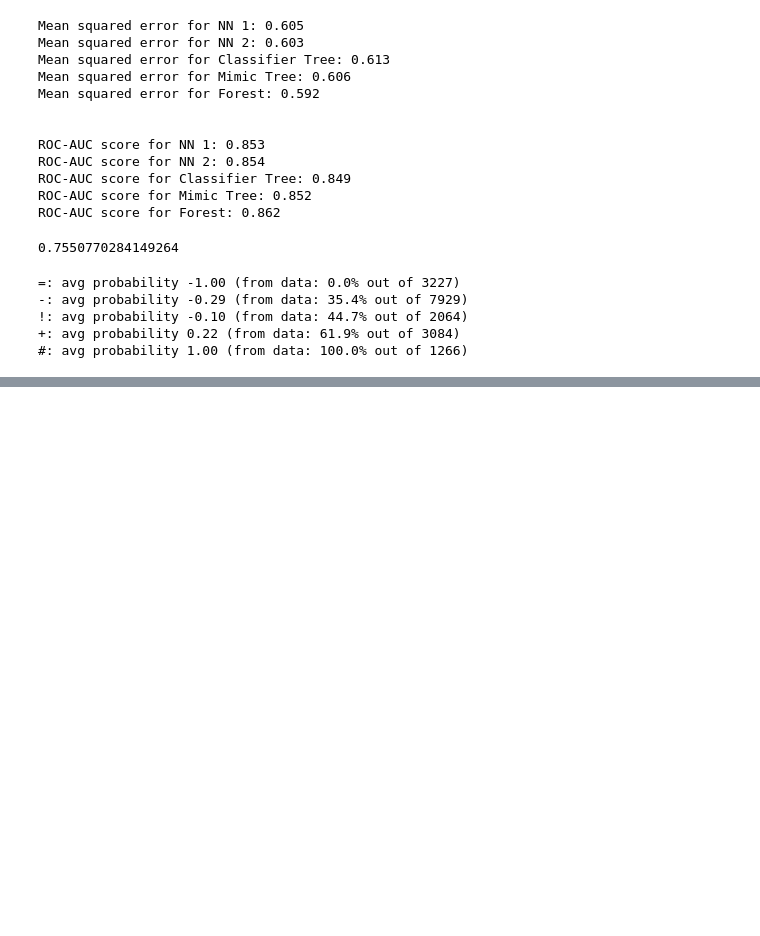
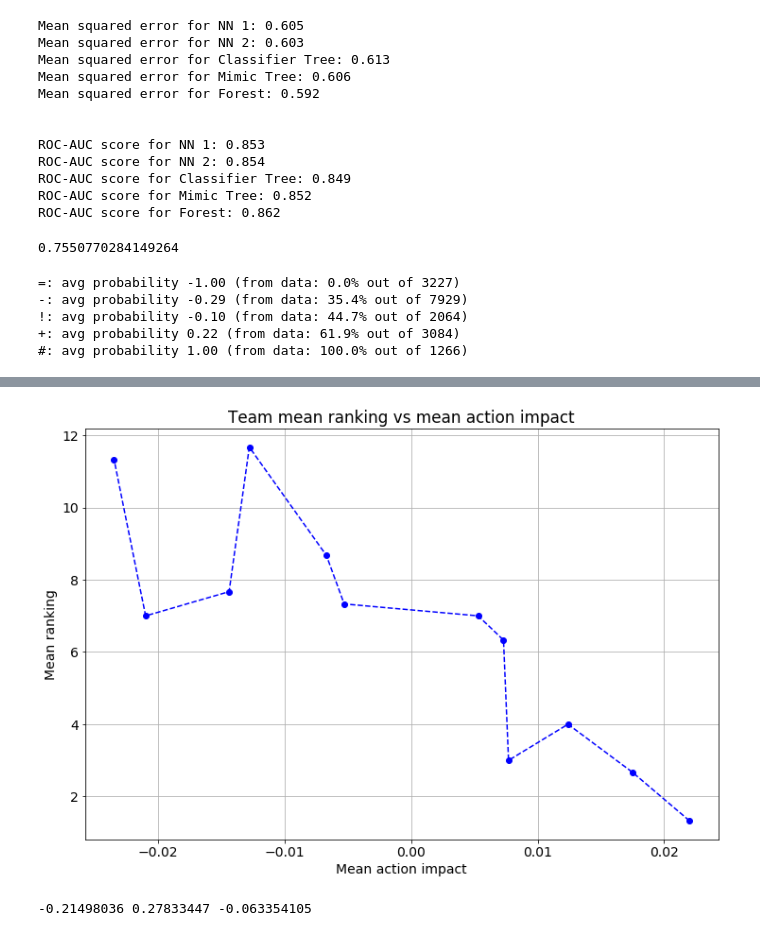
Before and after one commit to sfu-cl-lab/martin-project, a Jupyter notebook: notebook/Questions.ipynb, the cells around one changed output, grey strips where cells are left out. Drawn from its saved outputs; the diff is of its cells as text; code cells hidden in the pictures; blank space fills up the shorter version.

```diff
--- a/notebook/Questions.ipynb
+++ b/notebook/Questions.ipynb
@@ -595,0 +618,19 @@ for outcome in ['=','-','!','+','#']:
+# %%
+rankings = [1.33,2.67,4.00,3.00,6.33,7.00,7.33,8.67,11.67,7.67,7.00,11.33]
+mean_qs = [0.0220,0.0175,0.0124,0.0077,0.0073,0.0053,-0.0053,-0.0067,-0.0128,-0.0144,-0.0210,-0.0235]
+import matplotlib.pyplot as plt
+plt.rcParams.update({'font.size': 14})
+fig = plt.figure(figsize=(12,8))
+plt.title('Team mean ranking vs mean action impact')
+plt.grid(True)
+plt.xlabel('Mean action impact')
+plt.ylabel('Mean ranking')
+plt.plot(mean_qs, rankings, 'bo--')
+plt.show()
+fig.savefig('team_ranking.pdf', format='pdf')
+# %% [output]
+[figure, added]
+# %%
+print(home_default, away_default, -home_default-away_default)
+# %% [output]
+-0.21498036 0.27833447 -0.063354105
```
Also changed, not shown: parts of 4 cells of this notebook, 12 other files.
